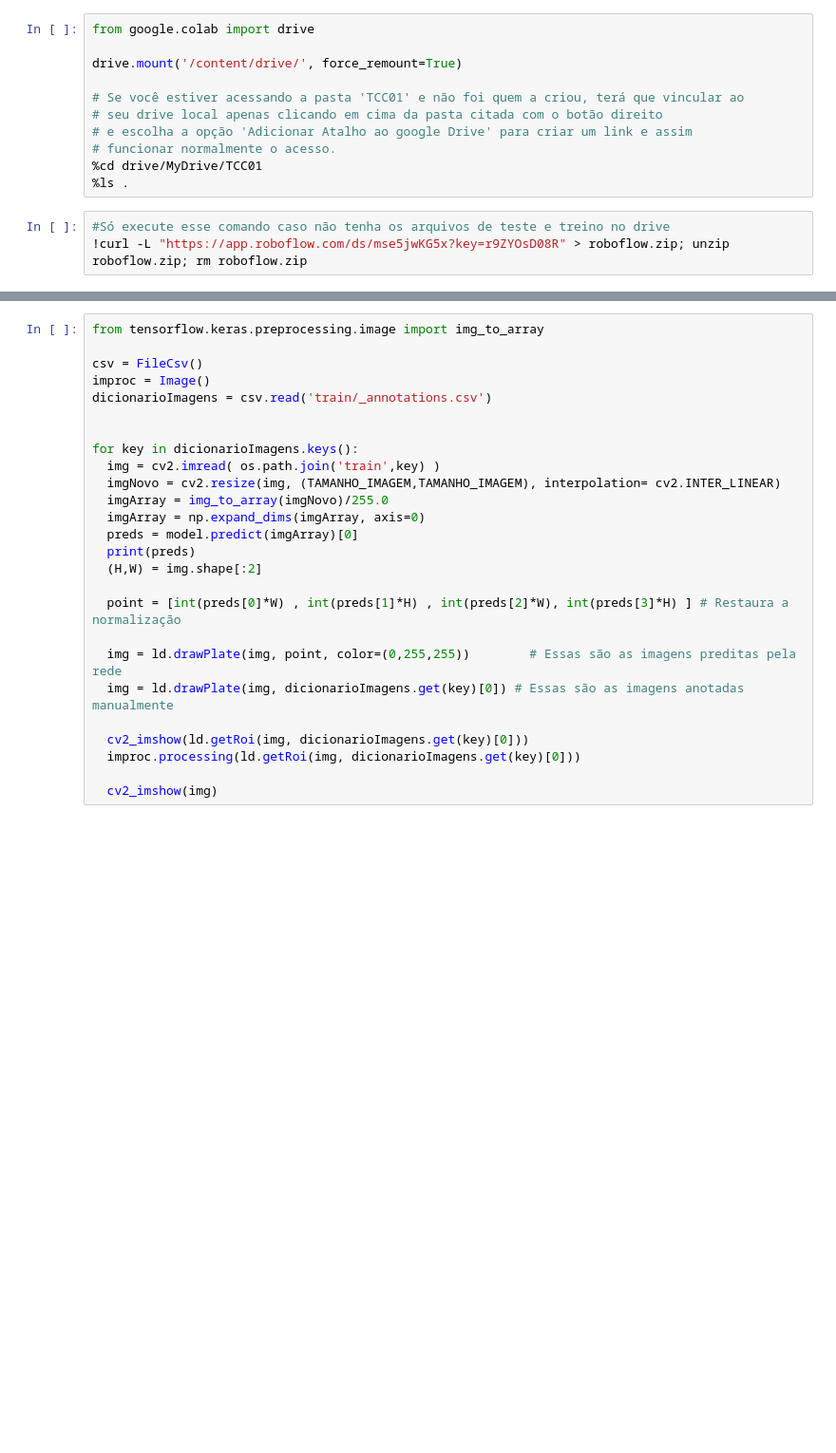
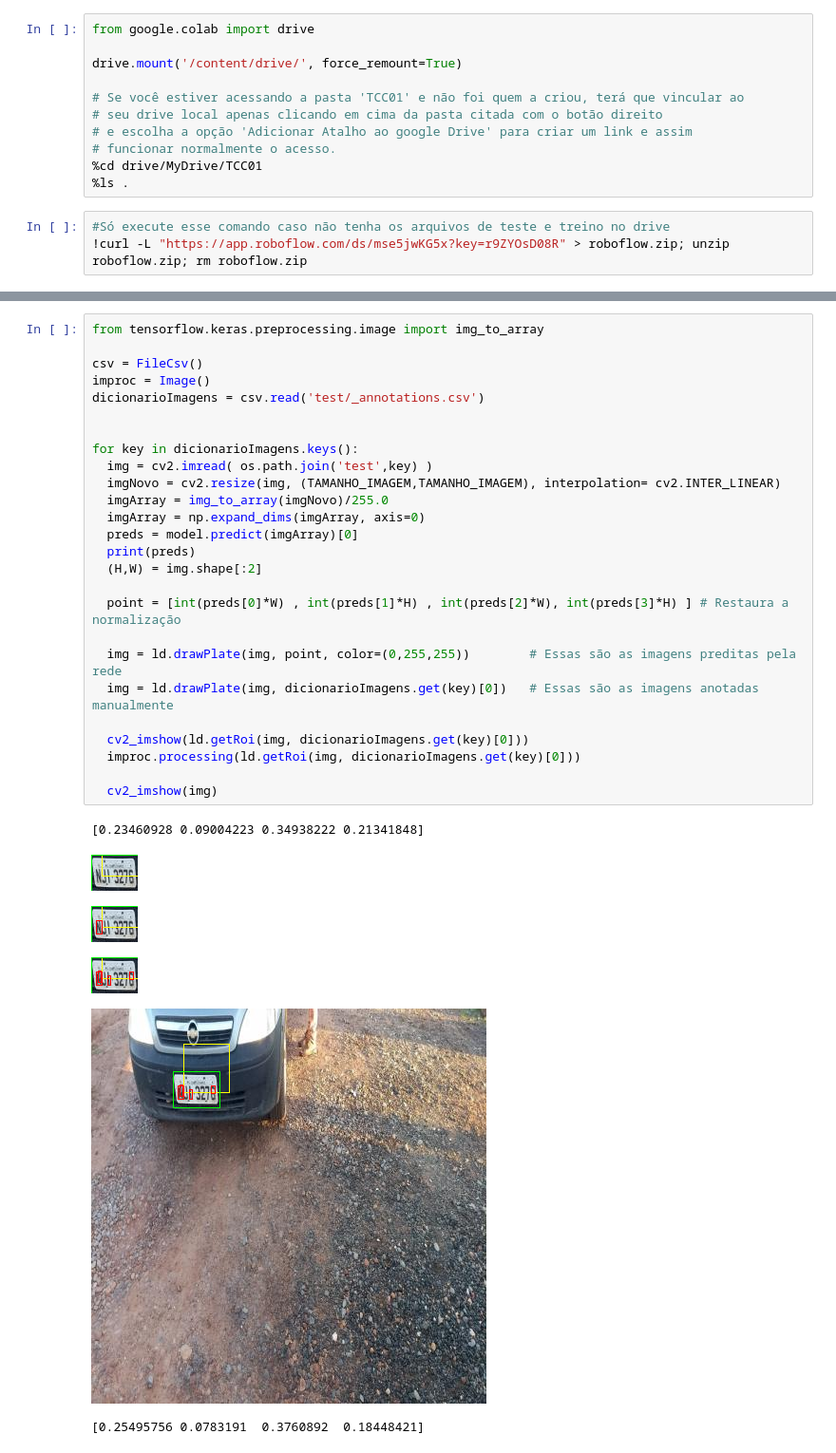
Before and after one commit to classjr/DevelopmentAndroid, a Jupyter notebook: projectVisionComputer.ipynb, the cells around one changed output, grey strips where cells are left out. Shown at 95% size. Drawn from its saved outputs; the diff is of its cells as text; blank space fills up the shorter version.

```diff
--- a/projectVisionComputer.ipynb
+++ b/projectVisionComputer.ipynb
@@ -233,26 +248,33 @@ Epoch 8/50
 # %%
 from tensorflow.keras.preprocessing.image import img_to_array
 
 csv = FileCsv()
 improc = Image()
-dicionarioImagens = csv.read('train/_annotations.csv')
+dicionarioImagens = csv.read('test/_annotations.csv')
 
 
 for key in dicionarioImagens.keys():
-  img = cv2.imread( os.path.join('train',key) )
+  img = cv2.imread( os.path.join('test',key) )
   imgNovo = cv2.resize(img, (TAMANHO_IMAGEM,TAMANHO_IMAGEM), interpolation= cv2.INTER_LINEAR)
   imgArray = img_to_array(imgNovo)/255.0
   imgArray = np.expand_dims(imgArray, axis=0)
   preds = model.predict(imgArray)[0]
   print(preds)
   (H,W) = img.shape[:2]
 
   point = [int(preds[0]*W) , int(preds[1]*H) , int(preds[2]*W), int(preds[3]*H) ] # Restaura a normalização
 
   img = ld.drawPlate(img, point, color=(0,255,255))        # Essas são as imagens preditas pela rede
-  img = ld.drawPlate(img, dicionarioImagens.get(key)[0]) # Essas são as imagens anotadas manualmente
+  img = ld.drawPlate(img, dicionarioImagens.get(key)[0])   # Essas são as imagens anotadas manualmente
 
   cv2_imshow(ld.getRoi(img, dicionarioImagens.get(key)[0]))
   improc.processing(ld.getRoi(img, dicionarioImagens.get(key)[0]))
 
   cv2_imshow(img)
+# %% [output]
+[0.23460928 0.09004223 0.34938222 0.21341848]
+[figure, added]
+[figure, added]
+[figure, added]
+[figure, added]
+[0.25495756 0.0783191  0.3760892  0.18448421]
```
Also changed, not shown: parts of 5 cells of this notebook.
